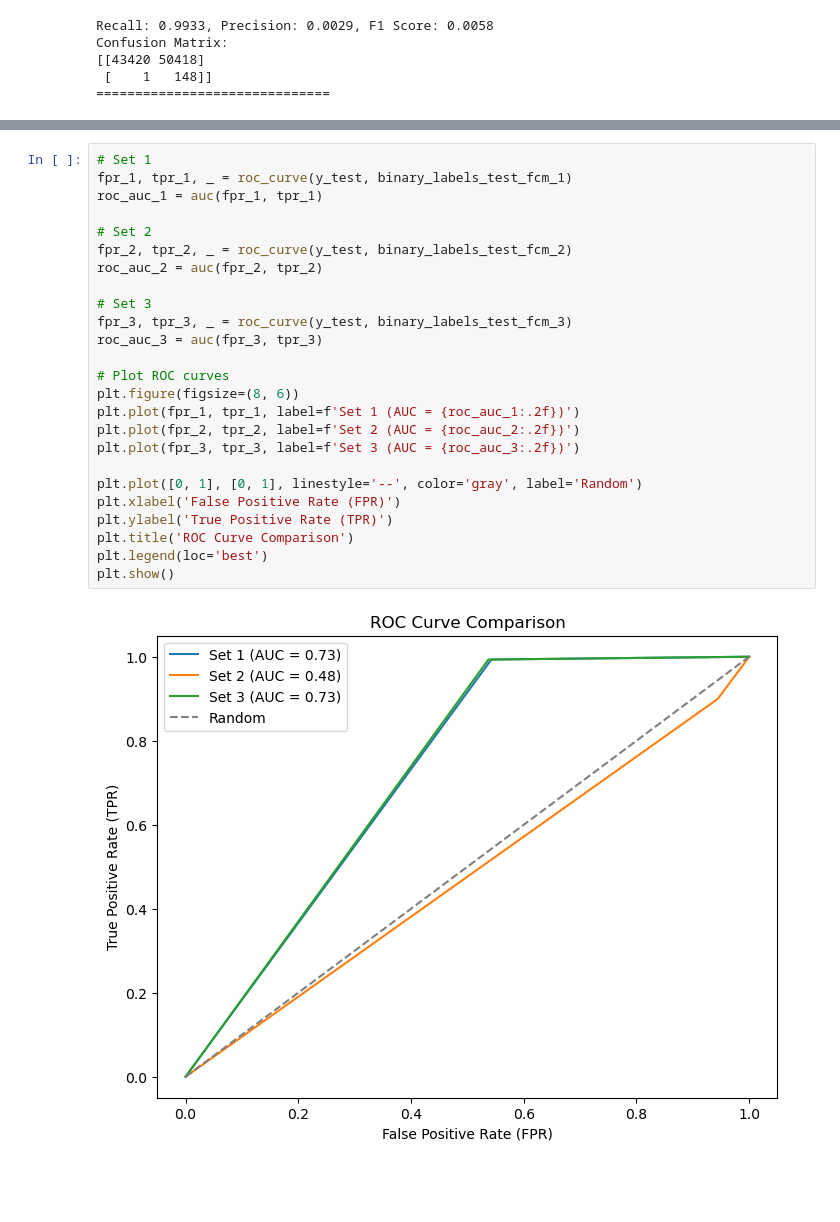
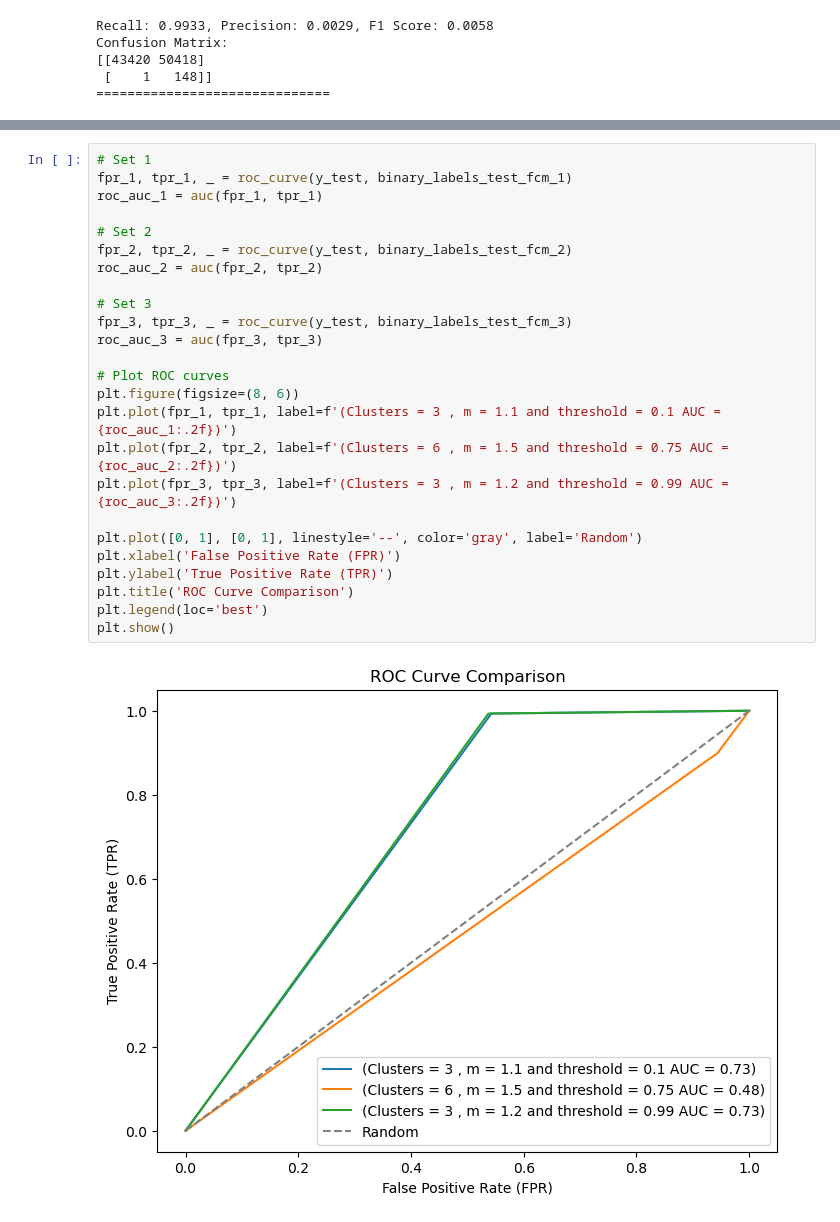
Before and after one commit to AnkitDogra-07/Research-CSE-V, a Jupyter notebook: Work/Notebooks for Data Cleaning/preprocessing.ipynb, the cells around one changed output, grey strips where cells are left out. Saved outputs shown, nothing was run; the diff lists cells and outputs as text; blank space fills up the shorter version.

```diff
--- a/Work/Notebooks for Data Cleaning/preprocessing.ipynb
+++ b/Work/Notebooks for Data Cleaning/preprocessing.ipynb
@@ -900,27 +900,27 @@ plt.show()
 # %%
 # Set 1
 fpr_1, tpr_1, _ = roc_curve(y_test, binary_labels_test_fcm_1)
 roc_auc_1 = auc(fpr_1, tpr_1)
 
 # Set 2
 fpr_2, tpr_2, _ = roc_curve(y_test, binary_labels_test_fcm_2)
 roc_auc_2 = auc(fpr_2, tpr_2)
 
 # Set 3
 fpr_3, tpr_3, _ = roc_curve(y_test, binary_labels_test_fcm_3)
 roc_auc_3 = auc(fpr_3, tpr_3)
 
 # Plot ROC curves
 plt.figure(figsize=(8, 6))
-plt.plot(fpr_1, tpr_1, label=f'Set 1 (AUC = {roc_auc_1:.2f})')
-plt.plot(fpr_2, tpr_2, label=f'Set 2 (AUC = {roc_auc_2:.2f})')
-plt.plot(fpr_3, tpr_3, label=f'Set 3 (AUC = {roc_auc_3:.2f})')
+plt.plot(fpr_1, tpr_1, label=f'(Clusters = 3 , m = 1.1 and threshold = 0.1 AUC = {roc_auc_1:.2f})')
+plt.plot(fpr_2, tpr_2, label=f'(Clusters = 6 , m = 1.5 and threshold = 0.75 AUC = {roc_auc_2:.2f})')
+plt.plot(fpr_3, tpr_3, label=f'(Clusters = 3 , m = 1.2 and threshold = 0.99 AUC = {roc_auc_3:.2f})')
 
 plt.plot([0, 1], [0, 1], linestyle='--', color='gray', label='Random')
 plt.xlabel('False Positive Rate (FPR)')
 plt.ylabel('True Positive Rate (TPR)')
 plt.title('ROC Curve Comparison')
 plt.legend(loc='best')
 plt.show()
 # %% [output]
-[figure, old version]
+[figure, new version]
```
Also changed, not shown: parts of 3 cells of this notebook.
